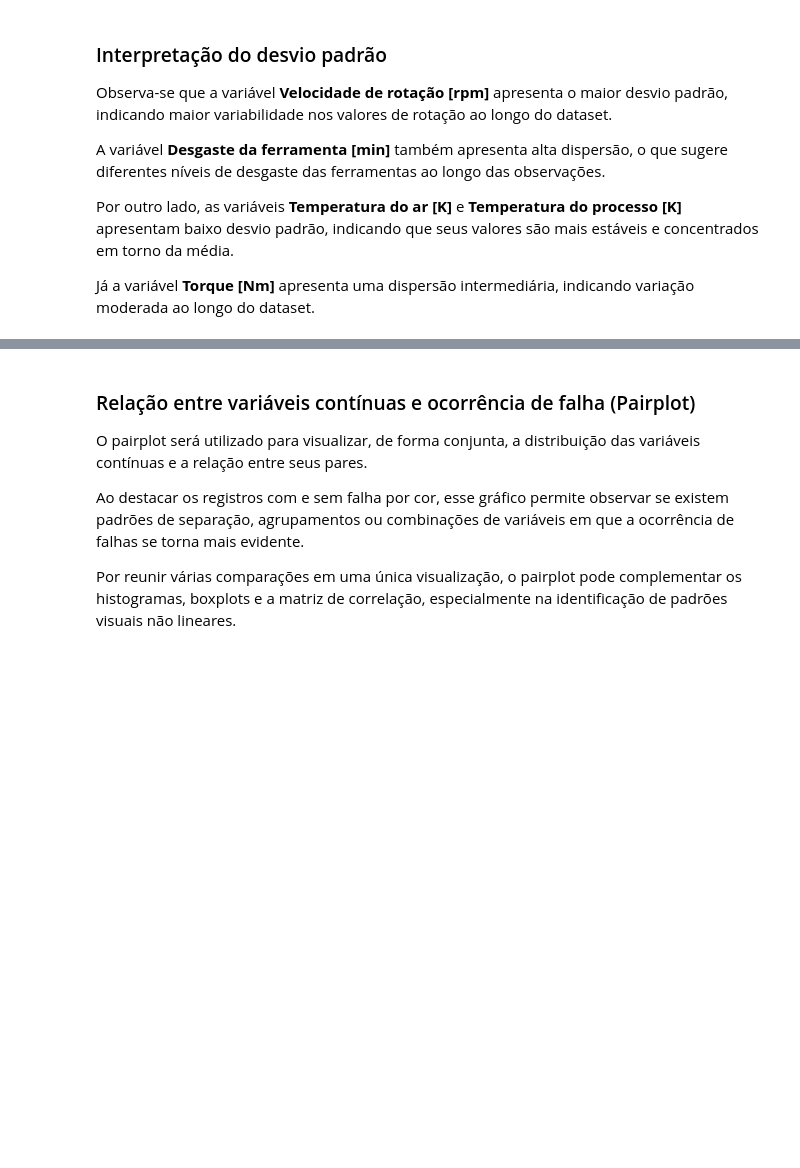
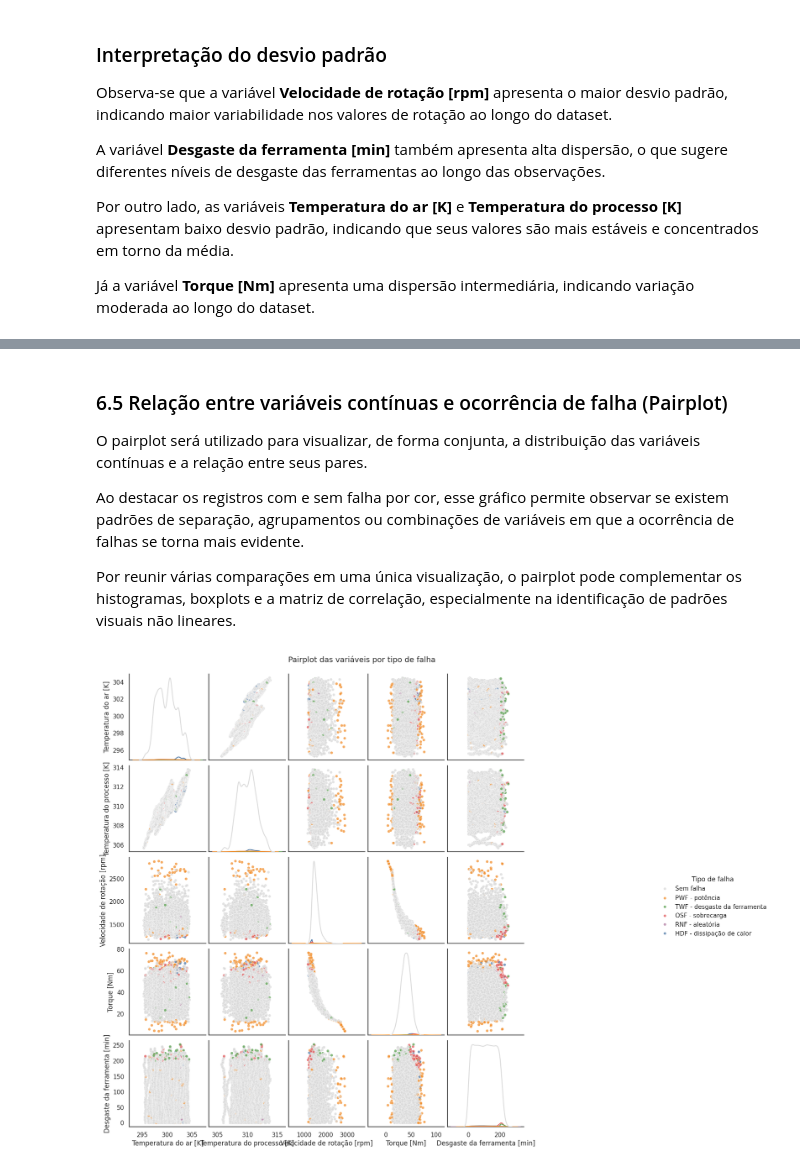
Before and after one commit to thaygorh/Analise-de-Dados-e-Boas-Praticas, a Jupyter notebook: mvp-analise-dados-e-boas-praticas.ipynb, the cells around one changed output, grey strips where cells are left out. Saved outputs shown, nothing was run; the diff lists cells and outputs as text; code cells hidden in the pictures; blank space fills up the shorter version.

```diff
--- a/mvp-analise-dados-e-boas-praticas.ipynb
+++ b/mvp-analise-dados-e-boas-praticas.ipynb
@@ -686,7 +640,7 @@ Observa-se que:
 
 Esses resultados reforçam que a análise de correlação linear, isoladamente, pode não ser suficiente para explicar a ocorrência de falhas, sendo necessária a utilização de abordagens mais robustas nas etapas seguintes.
 # %% [markdown]
-### Relação entre variáveis contínuas e ocorrência de falha (Pairplot)
+### 6.5 Relação entre variáveis contínuas e ocorrência de falha (Pairplot)
 
 O pairplot será utilizado para visualizar, de forma conjunta, a distribuição das variáveis contínuas e a relação entre seus pares.
 
@@ -694,31 +648,27 @@ Ao destacar os registros com e sem falha por cor, esse gráfico permite observar
 
 Por reunir várias comparações em uma única visualização, o pairplot pode complementar os histogramas, boxplots e a matriz de correlação, especialmente na identificação de padrões visuais não lineares.
 # %%
-import seaborn as sns
-import matplotlib.pyplot as plt
-
 # criar coluna com o tipo de falha
 def map_failure(row):
-    if row['TWF'] == 1:
+    if row['Falha TWF (Desgaste da ferramenta)'] == 1:
         return 'TWF'
-    elif row['HDF'] == 1:
+    elif row['Falha HDF (Dissipação de calor)'] == 1:
         return 'HDF'
-    elif row['PWF'] == 1:
+    elif row['Falha PWF (Potência)'] == 1:
         return 'PWF'
-    elif row['OSF'] == 1:
+    elif row['Falha OSF (Sobrecarga)'] == 1:
         return 'OSF'
-    elif row['RNF'] == 1:
+    elif row['Falha RNF (Aleatória)'] == 1:
         return 'RNF'
     else:
-        return 'No Failure'
+        return 'Sem falha'
 
-df_analysis['Failure Type'] = df_analysis.apply(map_failure, axis=1)
+df_analysis['Tipo de falha'] = df_analysis.apply(map_failure, axis=1)
 
 sns.set(style="white", context="notebook")
 
-# IMPORTANTE: incluir todas as classes existentes
 palette = {
-    'No Failure': '#D9D9D9',
+    'Sem falha': '#D9D9D9',
     'PWF': '#F28E2B',
     'TWF': '#59A14F',
     'OSF': '#E15759',
@@ -729,51 +679,53 @@ palette = {
 g = sns.pairplot(
     df_analysis[
         [
-            'Air temperature [K]',
-            'Process temperature [K]',
-            'Rotational speed [rpm]',
+            'Temperatura do ar [K]',
+            'Temperatura do processo [K]',
+            'Velocidade de rotação [rpm]',
             'Torque [Nm]',
-            'Tool wear [min]',
-            'Failure Type'
+            'Desgaste da ferramenta [min]',
+            'Tipo de falha'
         ]
     ],
-    hue='Failure Type',
+    hue='Tipo de falha',
     palette=palette,
     diag_kind='kde',
     plot_kws={
         's': 25,
         'alpha': 0.75
     },
     diag_kws={
         'fill': False
     }
 )
 
 g.fig.suptitle(
     'Pairplot das variáveis por tipo de falha',
     y=1.02,
     fontsize=14
 )
 
 # mover legenda para fora
 g._legend.set_bbox_to_anchor((1.25, 0.5))
 g._legend.set_title('Tipo de falha')
 
 novos_rotulos = [
     'Sem falha',
     'PWF - potência',
     'TWF - desgaste da ferramenta',
-    'OSF - sobrecarga operacional',
-    'RNF - falha aleatória',
-    'HDF - térmica'
+    'OSF - sobrecarga',
+    'RNF - aleatória',
+    'HDF - dissipação de calor'
 ]
 
 for texto, novo in zip(g._legend.texts, novos_rotulos):
     texto.set_text(novo)
 
 g.fig.subplots_adjust(right=0.80)
 
 plt.show()
+# %% [output]
+[figure, added]
 # %% [markdown]
 ### Análise do pairplot com foco nos tipos de falha
 
```
Also changed, not shown: parts of 20 cells of this notebook.
